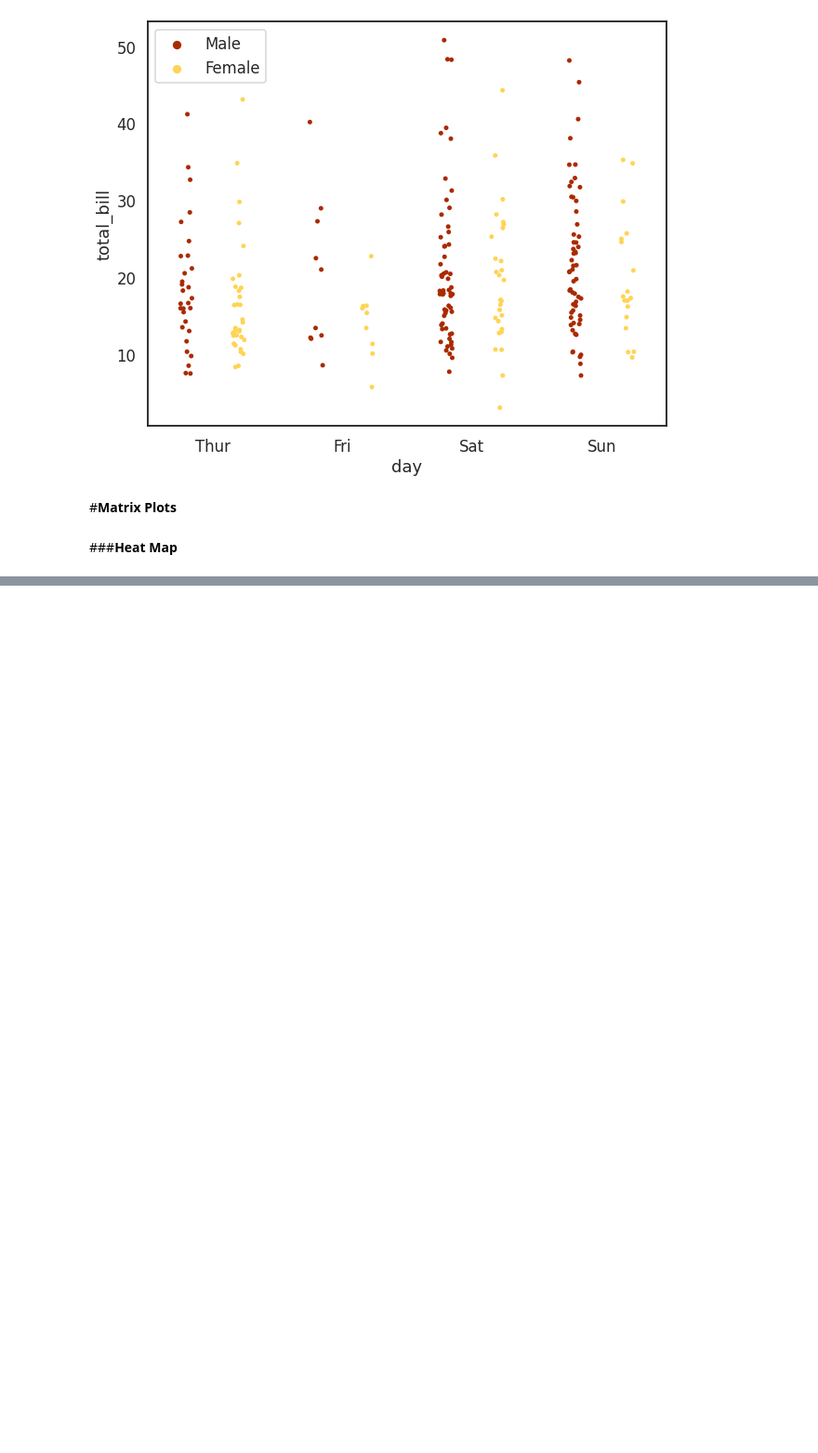
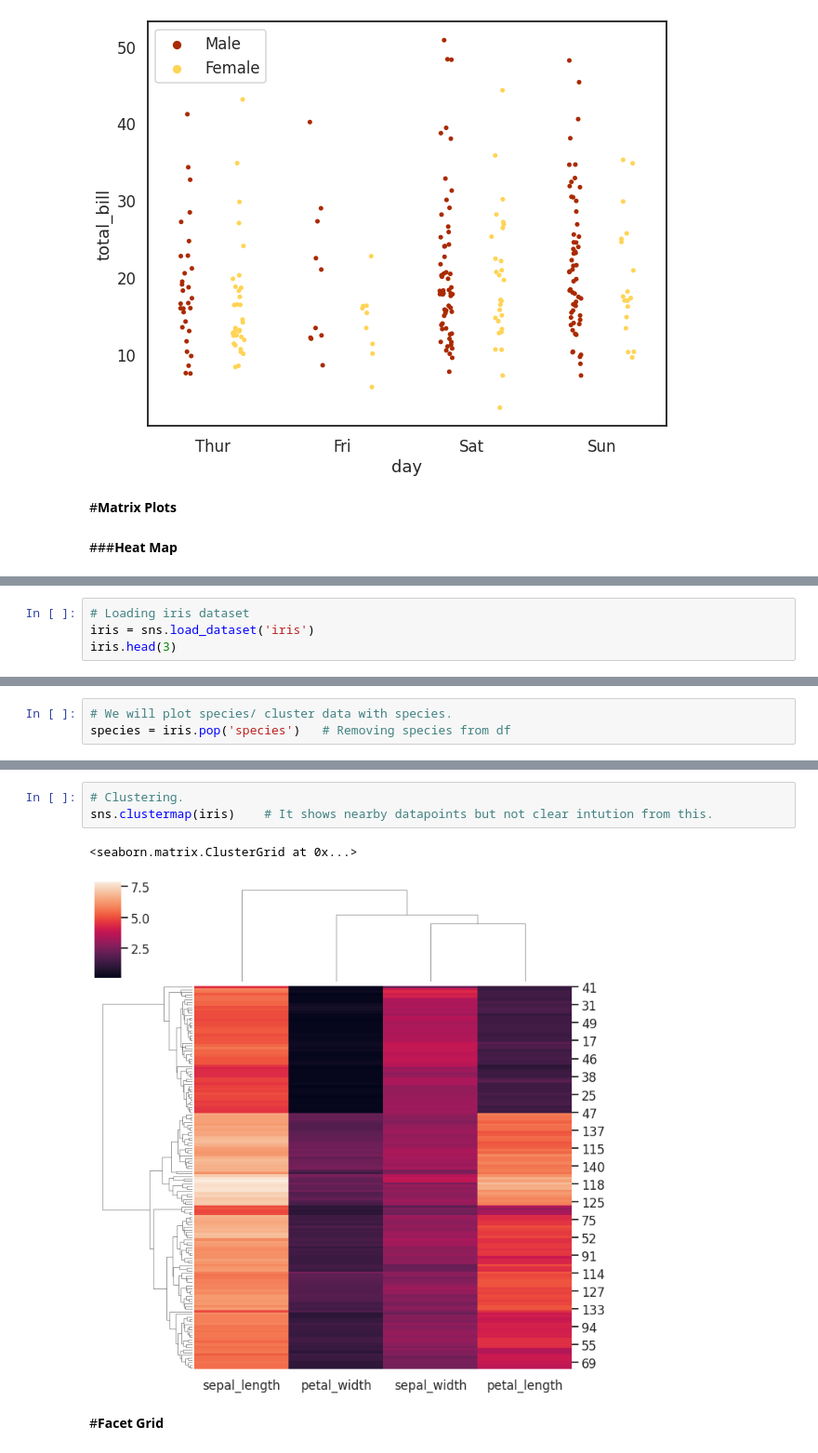
Before and after one commit to yagnik99/Daily-Basic-Coding, a Jupyter notebook: Seaborn.ipynb, the cells around one changed output, grey strips where cells are left out. Shown at 93% size. Cells and saved outputs as stored; diff of their text form; blank space fills up the shorter version.

Commit message:
Seaborn 3

```diff
--- a/Seaborn.ipynb
+++ b/Seaborn.ipynb
@@ -176,0 +231,4 @@ plt.legend(loc=0)   # Move or set the label. here male/female - or can use other
+# %%
+# Loading iris dataset
+iris = sns.load_dataset('iris')
+iris.head(3)
@@ -176,0 +240,3 @@ plt.legend(loc=0)   # Move or set the label. here male/female - or can use other
+# %%
+# We will plot species/ cluster data with species.
+species = iris.pop('species')   # Removing species from df
@@ -176,0 +251,8 @@ plt.legend(loc=0)   # Move or set the label. here male/female - or can use other
+# %%
+# Clustering.
+sns.clustermap(iris)    # It shows nearby datapoints but not clear intution from this.
+# %% [output]
+<seaborn.matrix.ClusterGrid at 0x...>
+[figure, added]
+# %% [markdown]
+#**Facet Grid**
```
Also changed, not shown: parts of 20 cells of this notebook.
